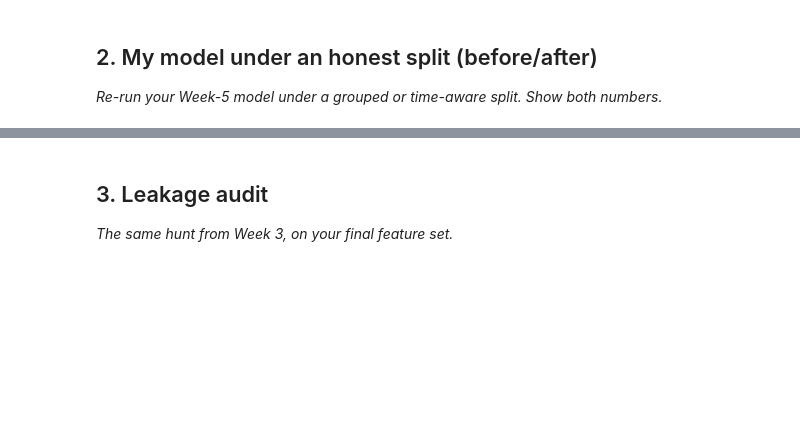
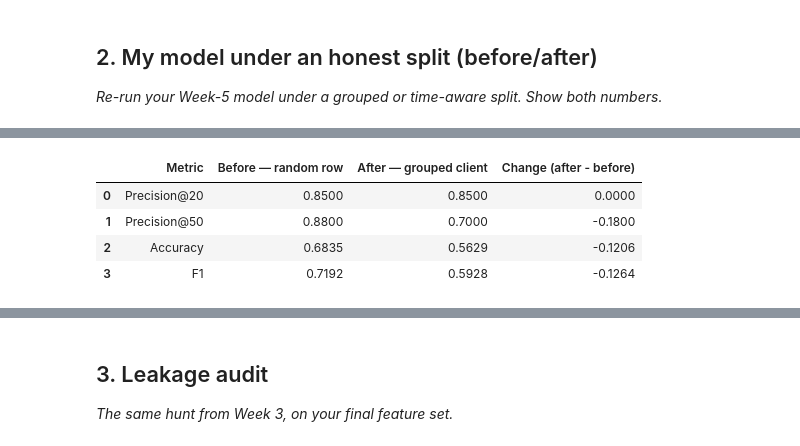
Before and after one commit to RaihanBasha7/flyrank-ml-internship, a Jupyter notebook: work/notebooks/w06_validation_audit.ipynb, the cells around one changed output, grey strips where cells are left out. Drawn from its saved outputs; the diff is of its cells as text; code cells hidden in the pictures; blank space fills up the shorter version.

```diff
--- a/work/notebooks/w06_validation_audit.ipynb
+++ b/work/notebooks/w06_validation_audit.ipynb
@@ -22,0 +148,94 @@ This skeleton is yours to fill. Work the sections **in order** — each one has
+# %%
+# Verify the grouped split is genuinely client-holdout.
+
+from sklearn.model_selection import train_test_split, GroupShuffleSplit
+
+# ============================================================
+# 1. BEFORE — naive random row-level split
+# ============================================================
+
+row_train_idx, row_test_idx = train_test_split(
+    np.arange(len(df)),
+    test_size=0.20,
+    random_state=RANDOM_STATE,
+    stratify=y
+)
+
+row_result, row_model, row_scores, row_y_test = evaluate(
+    row_train_idx,
+    row_test_idx,
+    "Before — random row split"
+)
+
+# ============================================================
+# 2. AFTER — honest client-grouped split
+# ============================================================
+
+gss = GroupShuffleSplit(
+    n_splits=1,
+    test_size=0.20,
+    random_state=RANDOM_STATE
+)
+
+group_train_idx, group_test_idx = next(
+    gss.split(X, y, groups=groups)
+)
+
+group_result, group_model, group_scores, group_y_test = evaluate(
+    group_train_idx,
+    group_test_idx,
+    "After — grouped by client"
+)
+
+# ============================================================
+# 3. Verify zero client overlap
+# ============================================================
+
+train_clients = set(groups.iloc[group_train_idx])
+test_clients = set(groups.iloc[group_test_idx])
+
+client_overlap = train_clients.intersection(test_clients)
+
+print("Grouped train clients:", len(train_clients))
+print("Grouped test clients:", len(test_clients))
+print("Client overlap:", len(client_overlap))
+
+assert len(client_overlap) == 0, \
+    "FAIL: client leakage exists in grouped split."
+
+print("PASS: grouped split has zero client overlap.")
+
+# ============================================================
+# 4. BEFORE vs AFTER comparison
+# ============================================================
+
+before_after = pd.DataFrame({
+    "Metric": [
+        "Precision@20",
+        "Precision@50",
+        "Accuracy",
+        "F1"
+    ],
+
+    "Before — random row": [
+        row_result["Precision@20"],
+        row_result["Precision@50"],
+        row_result["Accuracy"],
+        row_result["F1"]
+    ],
+
+    "After — grouped client": [
+        group_result["Precision@20"],
+        group_result["Precision@50"],
+        group_result["Accuracy"],
+        group_result["F1"]
+    ]
+})
+
+before_after["Change (after - before)"] = (
+    before_after["After — grouped client"]
+    - before_after["Before — random row"]
+)
+
+display(before_after.round(4))
+# %% [output]
@@ -22,0 +246,5 @@ This skeleton is yours to fill. Work the sections **in order** — each one has
+|  | Metric | Before — random row | After — grouped client | Change (after - before) |
+| 0 | Precision@20 | 0.8500 | 0.8500 | 0.0000 |
+| 1 | Precision@50 | 0.8800 | 0.7000 | -0.1800 |
+| 2 | Accuracy | 0.6835 | 0.5629 | -0.1206 |
+| 3 | F1 | 0.7192 | 0.5928 | -0.1264 |
```
Also changed, not shown: parts of 22 cells of this notebook.
